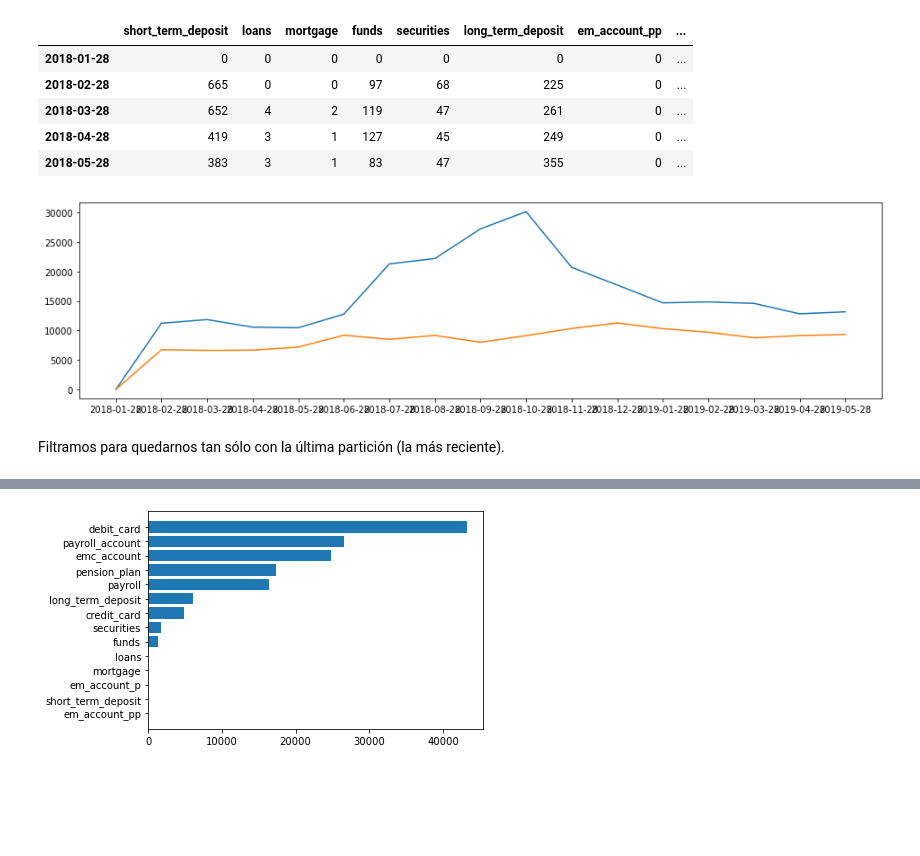
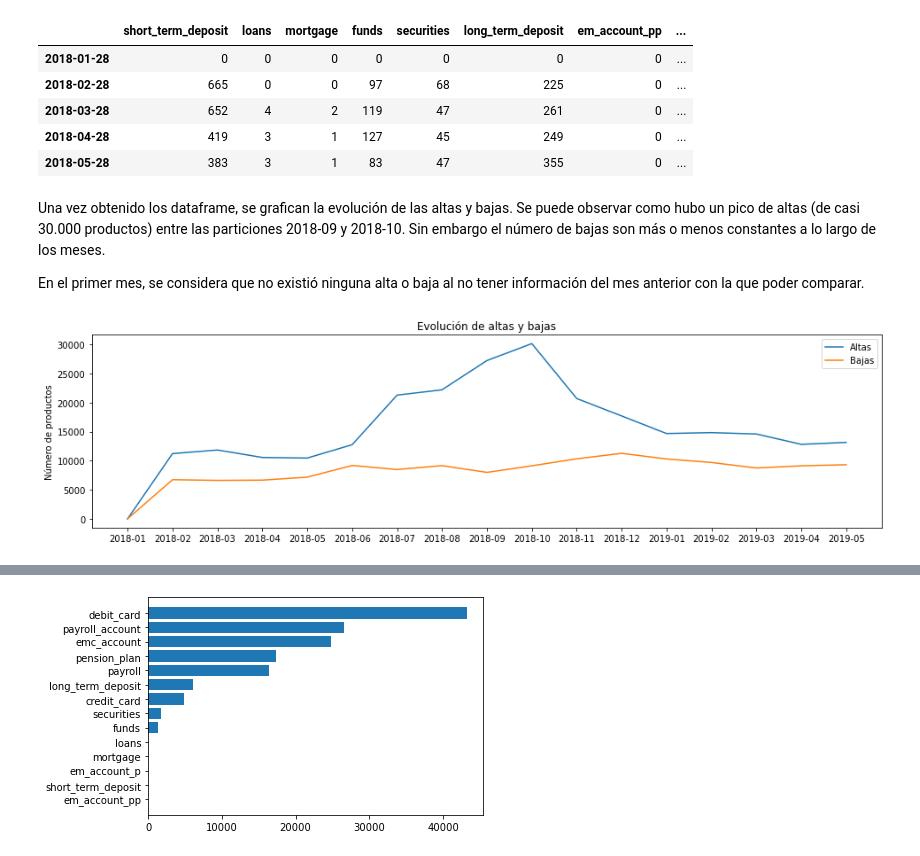
Before and after one commit to carlosperez1997/NDS_ProyectoFinal, a Jupyter notebook: eda_products.ipynb, the cells around one changed output, grey strips where cells are left out. Saved outputs shown, nothing was run; the diff lists cells and outputs as text; code cells hidden in the pictures; blank space fills up the shorter version.

```diff
--- a/eda_products.ipynb
+++ b/eda_products.ipynb
@@ -233,5 +250,0 @@ dtype: int64
-# %%
-products_sorted = products.sort_values(by=['pk_cid', 'pk_partition'])
-products_sorted['debit_card_previous_month'] = products_sorted.groupby('pk_cid')['debit_card'].shift(1)
-products_sorted['dif_debit_card'] = products_sorted['debit_card'] - products_sorted['debit_card_previous_month']
-x = products_sorted['dif_debit_card'].value_counts()
@@ -278,11 +297,0 @@ prod_code(x)
-# %%
-two_partitions = ['2018-01-28', '2018-02-28']
-clients_1 = set(products[ products['pk_partition'] == '2018-01-28' ] ['pk_cid'])
-clients_2 = set(products[ products['pk_partition'] == '2018-02-28' ] ['pk_cid'])
-
-print(len(clients_1))
-print(len(clients_2))
-
-new_clients = clients_2.difference(clients_1)
-
-print(len(new_clients))
@@ -442,10 +364,7 @@ monthly_existing, monthly_no_existing, monthly_nochange, monthly_ups, monthly_do
 
 partitions = ['2018-01-28','2018-02-28','2018-03-28','2018-04-28','2018-05-28','2018-06-28','2018-07-28','2018-08-28','2018-09-28','2018-10-28','2018-11-28','2018-12-28','2019-01-28','2019-02-28','2019-03-28','2019-04-28','2019-05-28']
 list_products = ["short_term_deposit", "loans", "mortgage", "funds", "securities", "long_term_deposit", "em_account_pp", "credit_card", "payroll_account", "emc_account", "debit_card", "em_account_p", "em_acount"]
-
 two_partitions = []
-
-products_sorted = products.sort_values(by=['pk_cid', 'pk_partition'])
 
 for ix in range(len(partitions)):
 
@@ -455,7 +374,7 @@ for ix in range(len(partitions)):
             monthly_ups[prod] = 0
             monthly_downs[prod] = 0
 
-            current = prod_current( current_clients(partitions[ix], prod, products_sorted) )
+            current = prod_existing( current_clients(partitions[ix], prod, products_sorted) )
 
             monthly_existing[prod] = current['existing']
             monthly_no_existing[prod] = current['no_existing']
@@ -464,13 +383,13 @@ for ix in range(len(partitions)):
         two_partitions = partitions[ix-1:ix+1]
         for prod in list_products:
 
-            ups_downs = prod_code( up_down_clients (two_partitions, prod, products_sorted) )
+            ups_downs = prod_up_down( up_down_clients (two_partitions, prod, products_sorted) )
 
             monthly_nochange[prod] = ups_downs['no_change']
             monthly_ups[prod] = ups_downs['ups']
             monthly_downs[prod] = ups_downs['downs']
 
-            current = prod_current( current_clients (partitions[ix], prod, products_sorted) )
+            current = prod_existing( current_clients (partitions[ix], prod, products_sorted) )
 
             monthly_existing[prod] = current['existing']
             monthly_no_existing[prod] = current['no_existing']
@@ -482,3 +401,5 @@ for ix in range(len(partitions)):
     evolution_no_existing[ partitions[ix] ] = monthly_no_existing
 
     monthly_existing, monthly_no_existing, monthly_nochange, monthly_ups, monthly_downs = {}, {}, {}, {}, {}
+
+print('Altas y bajas acabado!')
@@ -549,15 +419,18 @@ up_clients_df.head()
 | 2018-03-28 | 652 | 4 | 2 | 119 | 47 | 261 | 0 | ... |
 | 2018-04-28 | 419 | 3 | 1 | 127 | 45 | 249 | 0 | ... |
 | 2018-05-28 | 383 | 3 | 1 | 83 | 47 | 355 | 0 | ... |
+# %% [markdown]
+Una vez obtenido los dataframe, se grafican la evolución de las altas y bajas. Se puede observar como hubo un pico de altas (de casi 30.000 productos) entre las particiones 2018-09 y 2018-10. Sin embargo el número de bajas son más o menos constantes a lo largo de los meses.
+
+En el primer mes, se considera que no existió ninguna alta o baja al no tener información del mes anterior con la que poder comparar.
 # %%
 fig, ax = plt.subplots(figsize=[16,4])
-indexes = up_clients_df.sum(axis=1).index
-ax.plot(indexes, up_clients_df.sum(axis=1).values)
-ax.plot(indexes, down_clients_df.sum(axis=1).values)
-#ax.plot(indexes, existing_clients_df.sum(axis=1).values)
-#ax.plot(indexes, no_existing_clients_df.sum(axis=1).values)
+indexes = [x[:7] for x in up_clients_df.sum(axis=1).index]
+ax.plot(indexes, up_clients_df.sum(axis=1).values, label='Altas')
+ax.plot(indexes, down_clients_df.sum(axis=1).values, label='Bajas')
+ax.legend()
+ax.set_ylabel('Número de productos')
+ax.set_title('Evolución de altas y bajas')
 fig.show()
 # %% [output]
-[figure, old version]
+[figure, new version]
-# %% [markdown]
-Filtramos para quedarnos tan sólo con la última partición (la más reciente).
```
Also changed, not shown: parts of 78 cells of this notebook, 2 other files.
